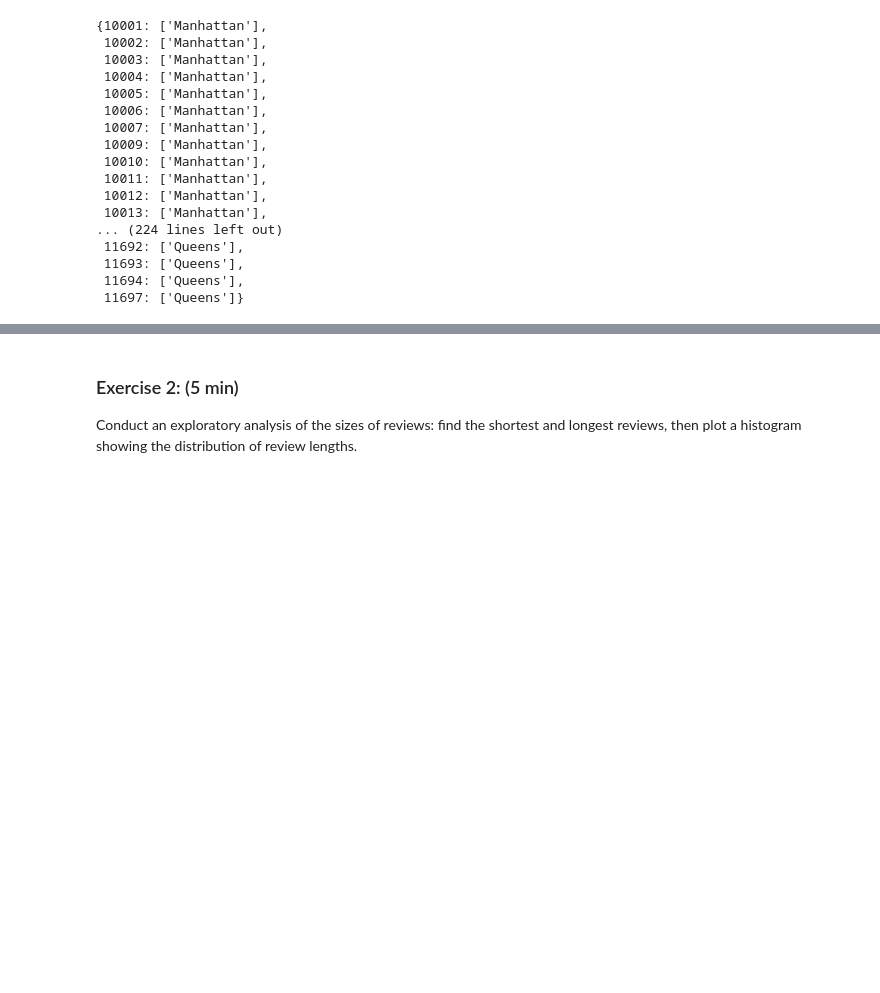
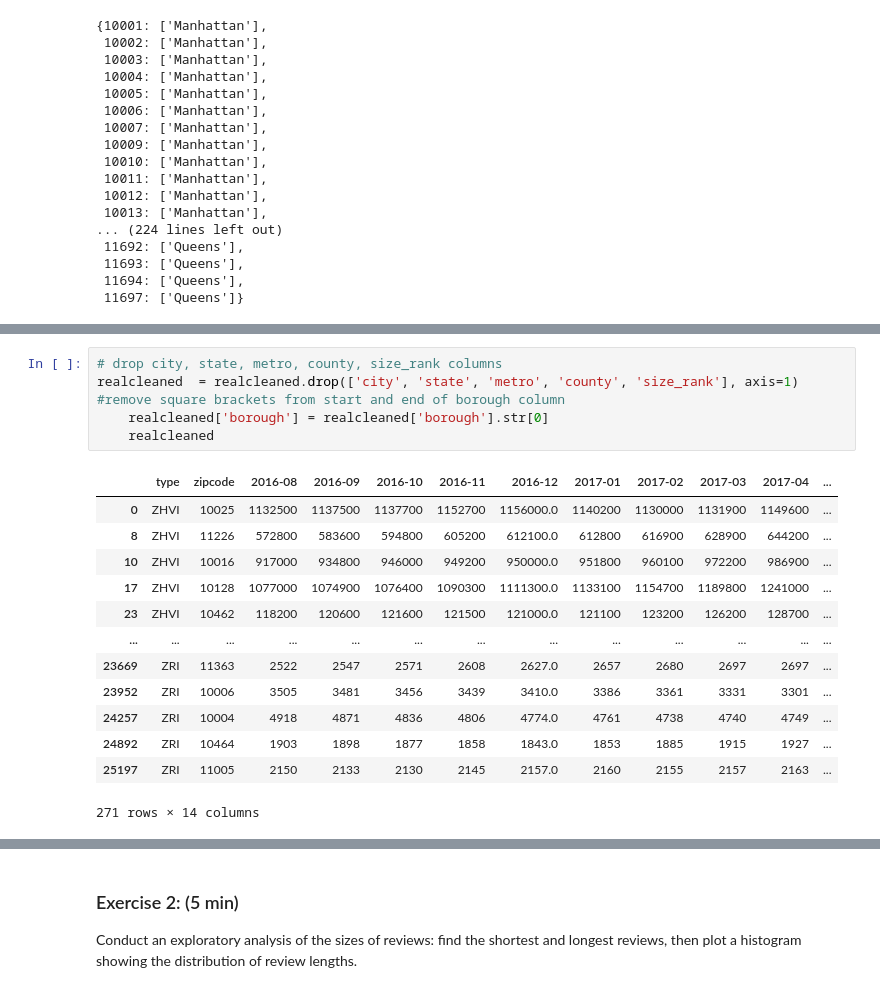
Before and after one commit to ChengAaron/1130-Final, a Jupyter notebook: 1130 Project.ipynb, the cells around one changed output, grey strips where cells are left out. Saved outputs shown, nothing was run; the diff lists cells and outputs as text; blank space fills up the shorter version.

```diff
--- a/1130 Project.ipynb
+++ b/1130 Project.ipynb
@@ -232,0 +240,20 @@ realcleaned.head()
+# %%
+# drop city, state, metro, county, size_rank columns
+realcleaned  = realcleaned.drop(['city', 'state', 'metro', 'county', 'size_rank'], axis=1)
+#remove square brackets from start and end of borough column
+    realcleaned['borough'] = realcleaned['borough'].str[0]
+    realcleaned
+# %% [output]
+|  | type | zipcode | 2016-08 | 2016-09 | 2016-10 | 2016-11 | 2016-12 | 2017-01 | 2017-02 | 2017-03 | 2017-04 | ... |
+| 0 | ZHVI | 10025 | 1132500 | 1137500 | 1137700 | 1152700 | 1156000.0 | 1140200 | 1130000 | 1131900 | 1149600 | ... |
+| 8 | ZHVI | 11226 | 572800 | 583600 | 594800 | 605200 | 612100.0 | 612800 | 616900 | 628900 | 644200 | ... |
+| 10 | ZHVI | 10016 | 917000 | 934800 | 946000 | 949200 | 950000.0 | 951800 | 960100 | 972200 | 986900 | ... |
+| 17 | ZHVI | 10128 | 1077000 | 1074900 | 1076400 | 1090300 | 1111300.0 | 1133100 | 1154700 | 1189800 | 1241000 | ... |
+| 23 | ZHVI | 10462 | 118200 | 120600 | 121600 | 121500 | 121000.0 | 121100 | 123200 | 126200 | 128700 | ... |
+| ... | ... | ... | ... | ... | ... | ... | ... | ... | ... | ... | ... | ... |
+| 23669 | ZRI | 11363 | 2522 | 2547 | 2571 | 2608 | 2627.0 | 2657 | 2680 | 2697 | 2697 | ... |
+| 23952 | ZRI | 10006 | 3505 | 3481 | 3456 | 3439 | 3410.0 | 3386 | 3361 | 3331 | 3301 | ... |
+| 24257 | ZRI | 10004 | 4918 | 4871 | 4836 | 4806 | 4774.0 | 4761 | 4738 | 4740 | 4749 | ... |
+| 24892 | ZRI | 10464 | 1903 | 1898 | 1877 | 1858 | 1843.0 | 1853 | 1885 | 1915 | 1927 | ... |
+| 25197 | ZRI | 11005 | 2150 | 2133 | 2130 | 2145 | 2157.0 | 2160 | 2155 | 2157 | 2163 | ... |
+271 rows × 14 columns
```
Also changed, not shown: parts of 11 cells of this notebook.
